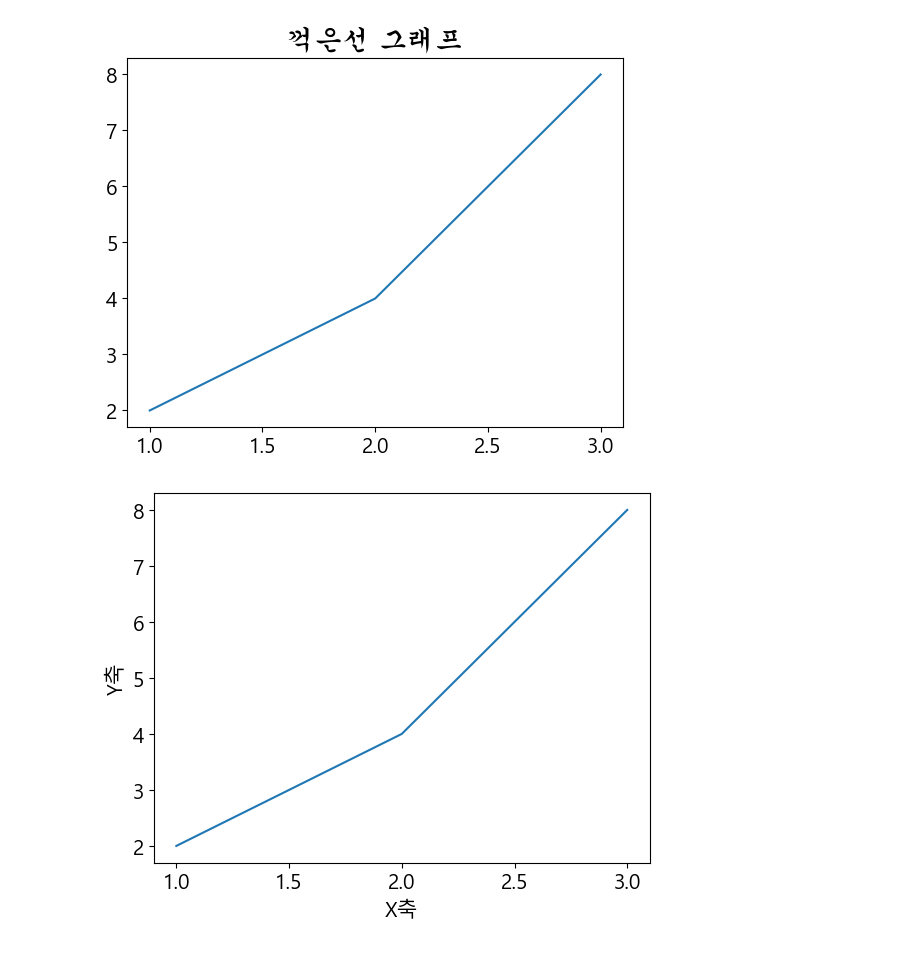
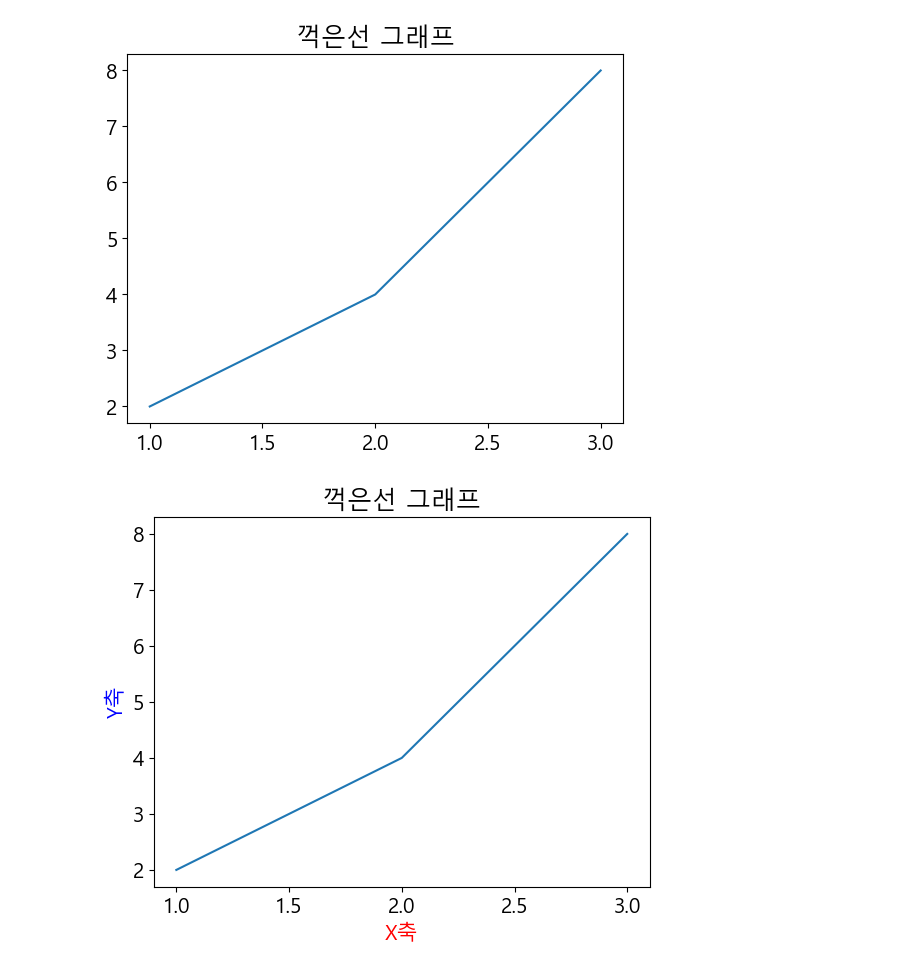
Before and after one commit to helen-cho/data, a Jupyter notebook: python/데이터시각화/02.축.ipynb, the cells around one changed output. Saved outputs shown, nothing was run; the diff lists cells and outputs as text; code cells hidden in the pictures.

```diff
--- a/python/데이터시각화/02.축.ipynb
+++ b/python/데이터시각화/02.축.ipynb
@@ -9,16 +10,17 @@ x = [1, 2, 3]
 y = [2, 4, 8]
 # %%
 plt.plot(x, y)
-plt.title('꺽은선 그래프', fontdict={'family':'HYGungSo-Bold', 'size':20})
+plt.title('꺽은선 그래프')
 plt.show()
 # %% [output]
-[figure, old version]
+[figure, new version]
 # %%
 plt.plot(x, y)
-plt.xlabel('X축')
-plt.ylabel('Y축')
+plt.title('꺽은선 그래프')
+plt.xlabel('X축', color='red')
+plt.ylabel('Y축', color='blue')
 plt.show()
 # %% [output]
-[figure, old version]
+[figure, new version]
 # %%
 plt.plot(x, y)
```
Also changed, not shown: parts of 5 cells of this notebook, 51 other files.
